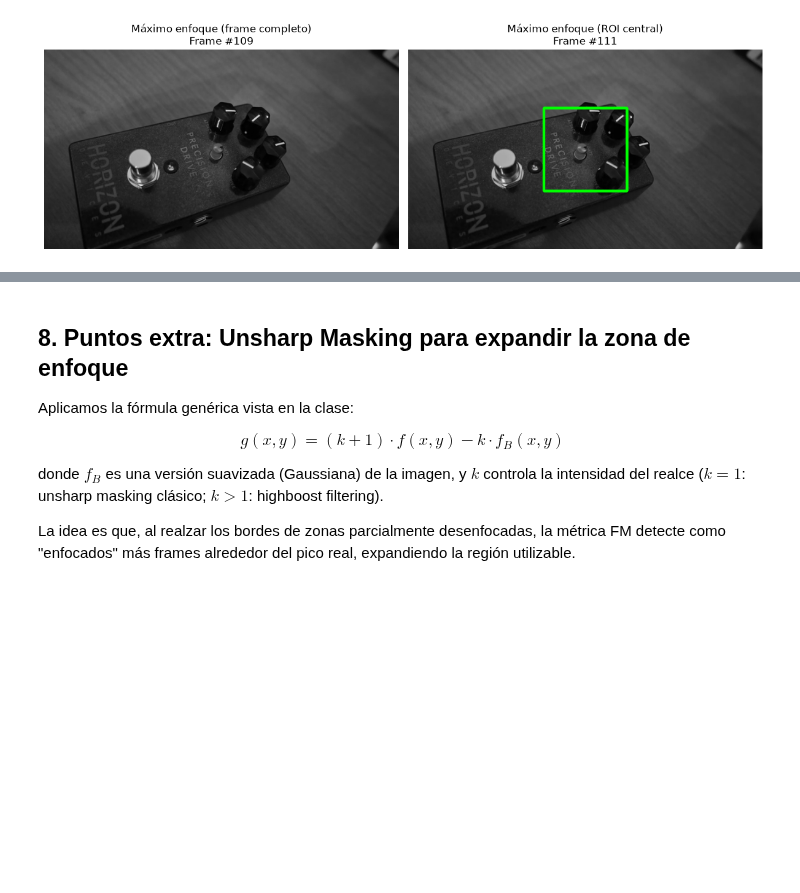
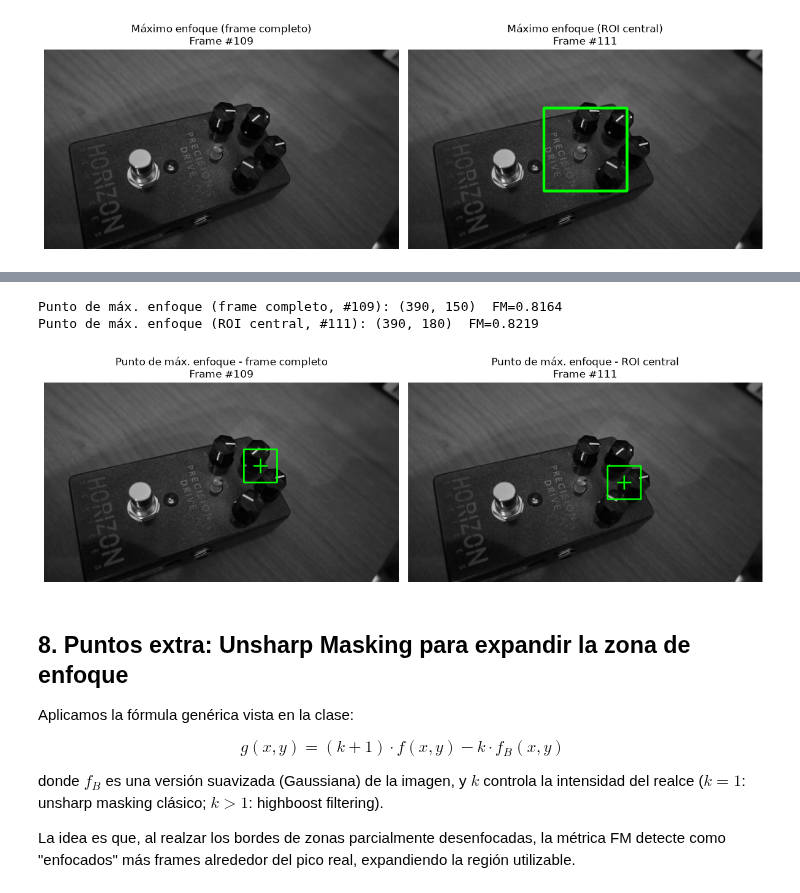
Before and after one commit to manuel-dieguezw/CEIA, a Jupyter notebook: VpC/TP2/TP2_focus_detection.ipynb, the cells around one changed output, grey strips where cells are left out. Drawn from its saved outputs; the diff is of its cells as text; code cells hidden in the pictures; blank space fills up the shorter version.

```diff
--- a/VpC/TP2/TP2_focus_detection.ipynb
+++ b/VpC/TP2/TP2_focus_detection.ipynb
@@ -276,3 +319,45 @@ plt.show()
+# %%
+PATCH_SIZE = 60
+STRIDE = 30
+
+# Punto de máximo enfoque dentro del frame más enfocado (experimento 1)
+point_full = find_max_focus_point(frames_gray[peak_idx_full], PATCH_SIZE, STRIDE)
+
+# Punto de máximo enfoque dentro del frame más enfocado en la ROI (experimento 2)
+point_roi = find_max_focus_point(frames_gray[peak_idx_roi], PATCH_SIZE, STRIDE)
+
+print(f"Punto de máx. enfoque (frame completo, #{peak_idx_full}): "
+      f"({point_full['x_center']}, {point_full['y_center']})  FM={point_full['fm_value']:.4f}")
+print(f"Punto de máx. enfoque (ROI central, #{peak_idx_roi}): "
+      f"({point_roi['x_center']}, {point_roi['y_center']})  FM={point_roi['fm_value']:.4f}")
+# %% [output]
+Punto de máx. enfoque (frame completo, #109): (390, 150)  FM=0.8164
+Punto de máx. enfoque (ROI central, #111): (390, 180)  FM=0.8219
+# %%
+def mark_point(gray_img: np.ndarray, point: dict, color=(0, 255, 0)) -> np.ndarray:
+    """Dibuja un recuadro + cruz sobre el punto de máximo enfoque detectado."""
+    img = cv2.cvtColor(gray_img, cv2.COLOR_GRAY2BGR)
+    cv2.rectangle(img, (point["x0"], point["y0"]), (point["x1"], point["y1"]), color, 2)
+    cv2.drawMarker(img, (point["x_center"], point["y_center"]), color,
+                    markerType=cv2.MARKER_CROSS, markerSize=25, thickness=2)
+    return img
+
+img_marked_full = mark_point(frames_gray[peak_idx_full], point_full)
+img_marked_roi = mark_point(frames_gray[peak_idx_roi], point_roi)
+
+fig, axs = plt.subplots(1, 2, figsize=(12, 6))
+axs[0].imshow(cv2.cvtColor(img_marked_full, cv2.COLOR_BGR2RGB))
+axs[0].set_title(f'Punto de máx. enfoque - frame completo\nFrame #{peak_idx_full}')
+axs[0].axis('off')
+
+axs[1].imshow(cv2.cvtColor(img_marked_roi, cv2.COLOR_BGR2RGB))
+axs[1].set_title(f'Punto de máx. enfoque - ROI central\nFrame #{peak_idx_roi}')
+axs[1].axis('off')
+
+plt.tight_layout()
+plt.show()
+# %% [output]
+[figure, added]
 # %% [markdown]
 
 ## 8. Puntos extra: Unsharp Masking para expandir la zona de enfoque
```
Also changed, not shown: parts of 6 cells of this notebook.
